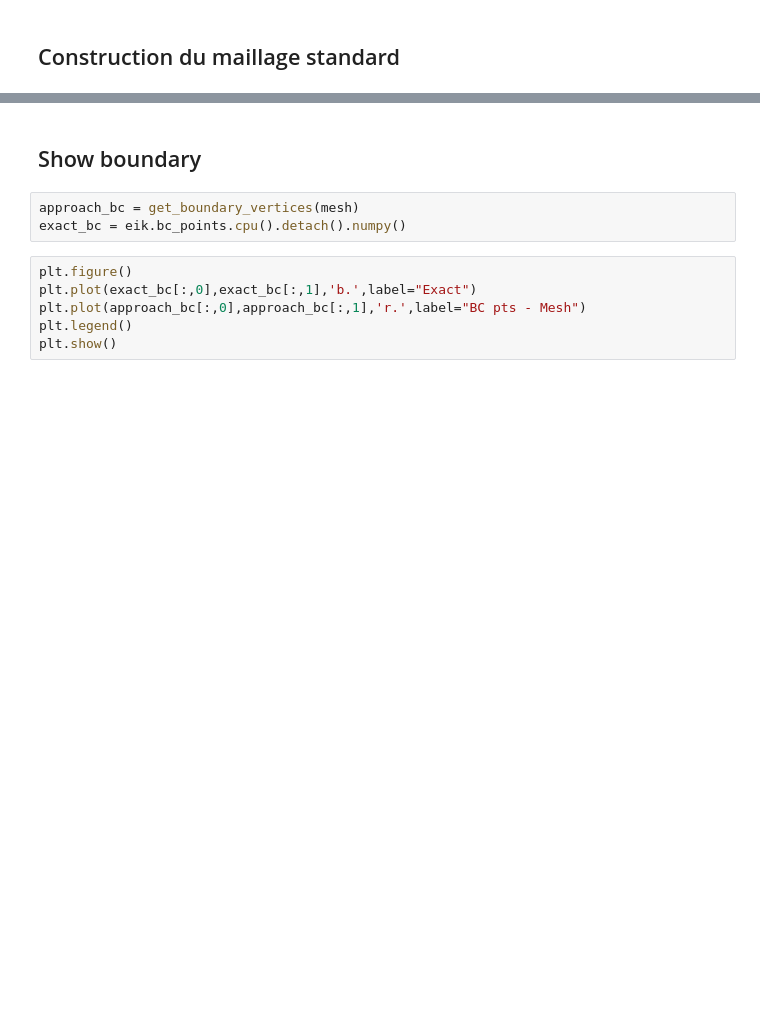
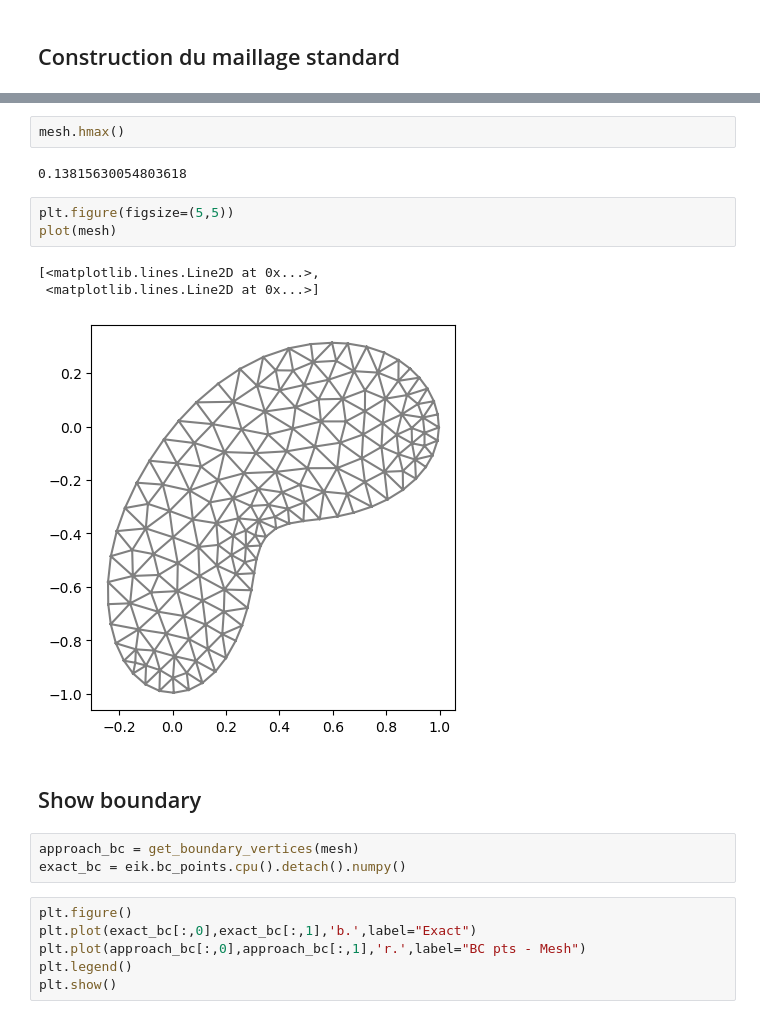
Before and after one commit to flecourtier/these2023, a Jupyter notebook: notebooks/learned_sdf/standard_mesh_from_levelset.ipynb, the cells around one changed output, grey strips where cells are left out. Cells and saved outputs as stored; diff of their text form; blank space fills up the shorter version.

```diff
--- a/notebooks/learned_sdf/standard_mesh_from_levelset.ipynb
+++ b/notebooks/learned_sdf/standard_mesh_from_levelset.ipynb
@@ -87,3 +66,14 @@ discarding line.
+# %%
+mesh.hmax()
+# %% [output]
+0.13815630054803618
+# %%
+plt.figure(figsize=(5,5))
+plot(mesh)
+# %% [output]
+[<matplotlib.lines.Line2D at 0x...>,
+ <matplotlib.lines.Line2D at 0x...>]
+[figure, added]
 # %% [markdown]
 ## Show boundary
 # %%
```
Also changed, not shown: parts of 10 cells of this notebook, 28 other files.
